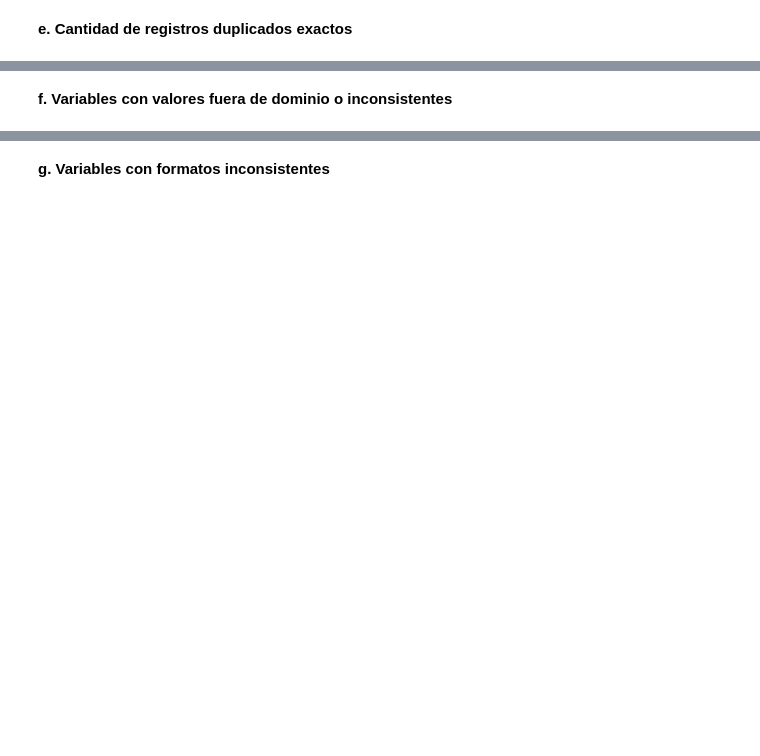
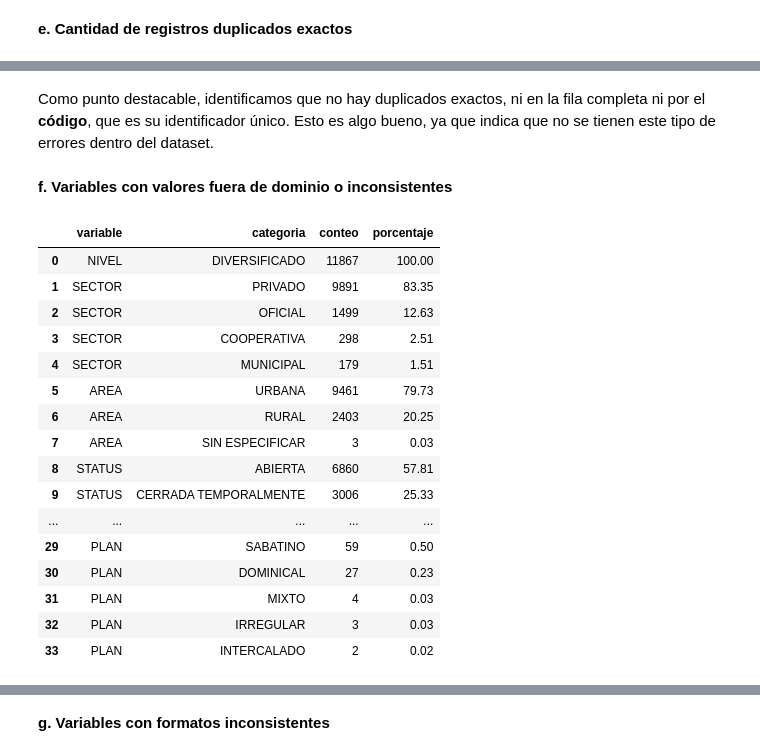
Before and after one commit to Bamo0507/Proyecto_1_DS_Obtencion_Limpieza, a Jupyter notebook: notebooks/eda_previo_limpieza.ipynb, the cells around one changed output, grey strips where cells are left out. Saved outputs shown, nothing was run; the diff lists cells and outputs as text; code cells hidden in the pictures; blank space fills up the shorter version.

```diff
--- a/notebooks/eda_previo_limpieza.ipynb
+++ b/notebooks/eda_previo_limpieza.ipynb
@@ -91,2 +243,4 @@ if dup_codigo > 0:
+# %% [markdown]
+Como punto destacable, identificamos que no hay duplicados exactos, ni en la fila completa ni por el **código**, que es su identificador único. Esto es algo bueno, ya que indica que no se tienen este tipo de errores dentro del dataset.
 # %% [markdown]
 **f. Variables con valores fuera de dominio o inconsistentes**
@@ -98,0 +247,31 @@ for c in cols_categoricas:
+# %%
+cols_categoricas = ["NIVEL", "SECTOR", "AREA", "STATUS", "MODALIDAD", "JORNADA", "PLAN"]
+
+# Se consolidan los dominios en una sola tabla para verlos con ancho uniforme.
+filas = []
+for c in cols_categoricas:
+    vc = df[c].value_counts(dropna=False)
+    for categoria, conteo in vc.items():
+        filas.append((c, categoria, int(conteo), round(conteo / len(df) * 100, 2)))
+
+dominios = pd.DataFrame(filas, columns=["variable", "categoria", "conteo", "porcentaje"])
+with pd.option_context("display.max_rows", None):
+    display(dominios)
+# %% [output]
+|  | variable | categoria | conteo | porcentaje |
+| 0 | NIVEL | DIVERSIFICADO | 11867 | 100.00 |
+| 1 | SECTOR | PRIVADO | 9891 | 83.35 |
+| 2 | SECTOR | OFICIAL | 1499 | 12.63 |
+| 3 | SECTOR | COOPERATIVA | 298 | 2.51 |
+| 4 | SECTOR | MUNICIPAL | 179 | 1.51 |
+| 5 | AREA | URBANA | 9461 | 79.73 |
+| 6 | AREA | RURAL | 2403 | 20.25 |
+| 7 | AREA | SIN ESPECIFICAR | 3 | 0.03 |
+| 8 | STATUS | ABIERTA | 6860 | 57.81 |
+| 9 | STATUS | CERRADA TEMPORALMENTE | 3006 | 25.33 |
+| ... | ... | ... | ... | ... |
+| 29 | PLAN | SABATINO | 59 | 0.50 |
+| 30 | PLAN | DOMINICAL | 27 | 0.23 |
+| 31 | PLAN | MIXTO | 4 | 0.03 |
+| 32 | PLAN | IRREGULAR | 3 | 0.03 |
+| 33 | PLAN | INTERCALADO | 2 | 0.02 |
```
Also changed, not shown: parts of 20 cells of this notebook.
